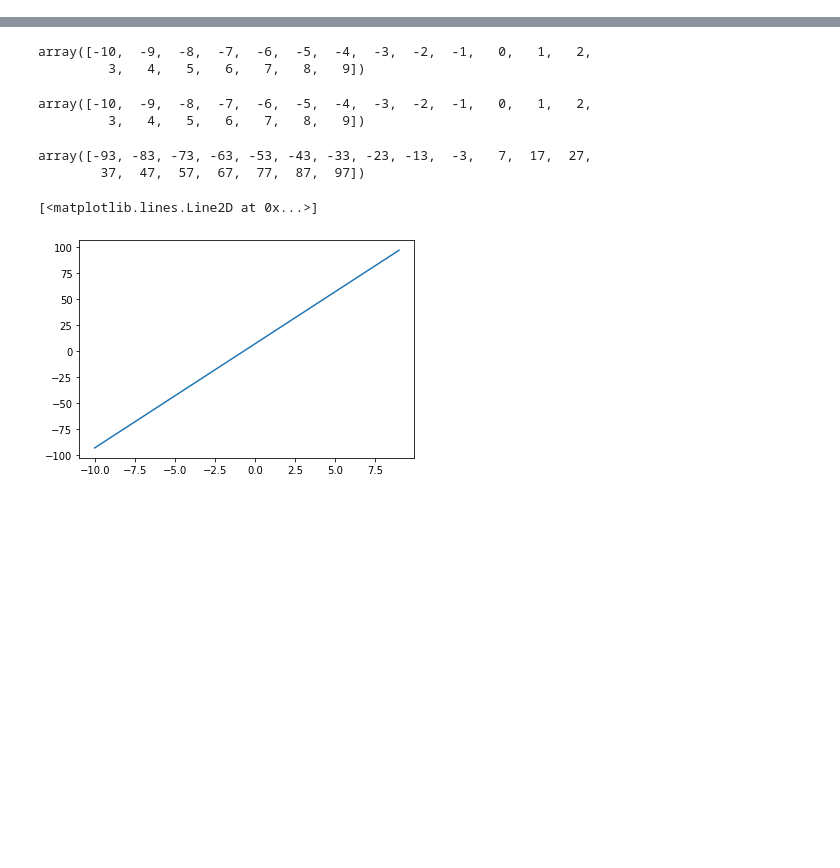
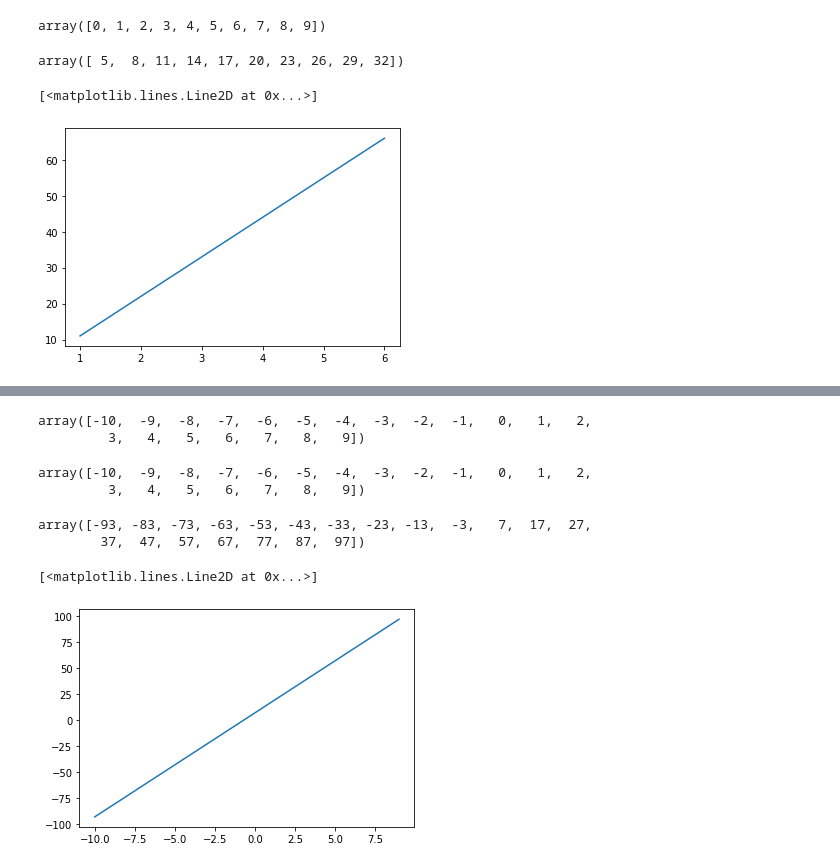
Before and after one commit to Andrewseltzer/Andrewseltzer, a Jupyter notebook: Andrew_Seltzer_Lab_1.ipynb, the cells around one changed output, grey strips where cells are left out. Cells and saved outputs as stored; diff of their text form; code cells hidden in the pictures; blank space fills up the shorter version.

```diff
--- a/Andrew_Seltzer_Lab_1.ipynb
+++ b/Andrew_Seltzer_Lab_1.ipynb
@@ -2,0 +88,4 @@
+# %%
+x
+# %% [output]
+array([0, 1, 2, 3, 4, 5, 6, 7, 8, 9])
@@ -2,0 +94,12 @@
+# %%
+y
+# %% [output]
+array([ 5,  8, 11, 14, 17, 20, 23, 26, 29, 32])
+# %%
+x = np.array([1,2,3,4,5,6])
+y = np.array([11,22,33,44,55,66])
+# %%
+plt.plot(x,y)
+# %% [output]
+[<matplotlib.lines.Line2D at 0x...>]
+[figure, added]
```
Also changed, not shown: parts of 44 cells of this notebook.
